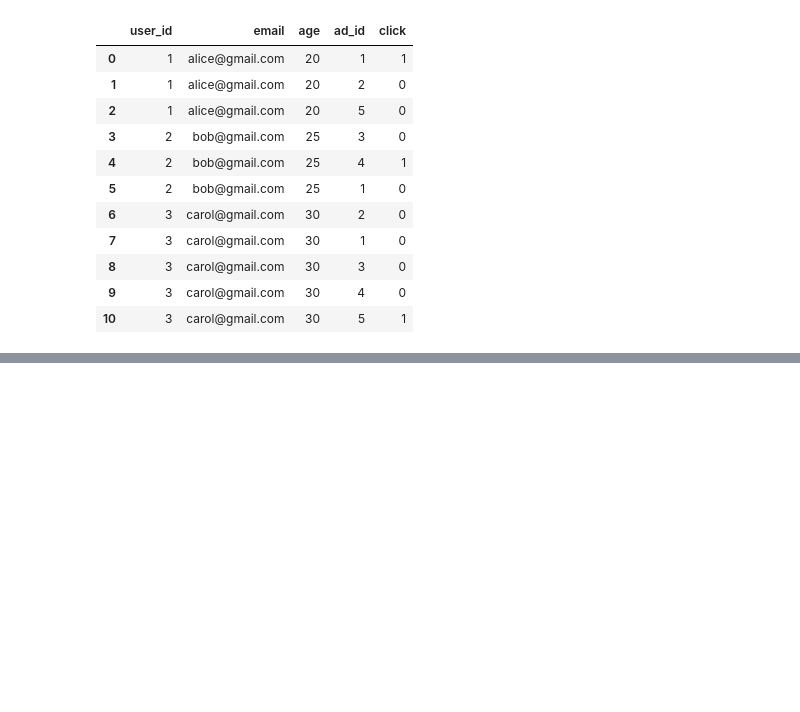
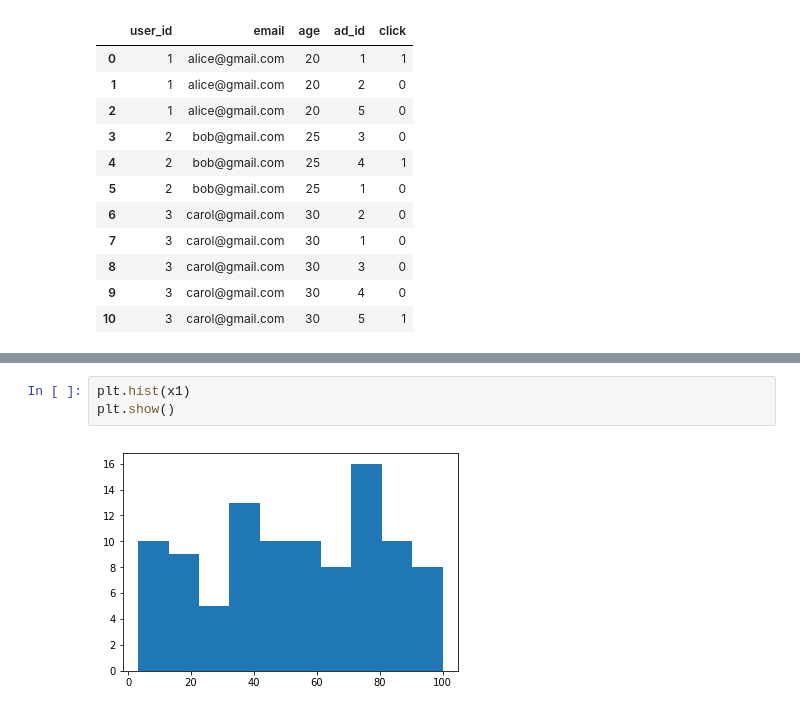
Before and after one commit to imflash217/Lumos, a Jupyter notebook: Project_Python/pyPlayground.ipynb, the cells around one changed output, grey strips where cells are left out. Drawn from its saved outputs; the diff is of its cells as text; blank space fills up the shorter version.

```diff
--- a/Project_Python/pyPlayground.ipynb
+++ b/Project_Python/pyPlayground.ipynb
@@ -1172,0 +1221,5 @@ m
+# %%
+plt.hist(x1)
+plt.show()
+# %% [output]
+[figure, added]
```
Also changed, not shown: parts of 12 cells of this notebook, 6 other files.
